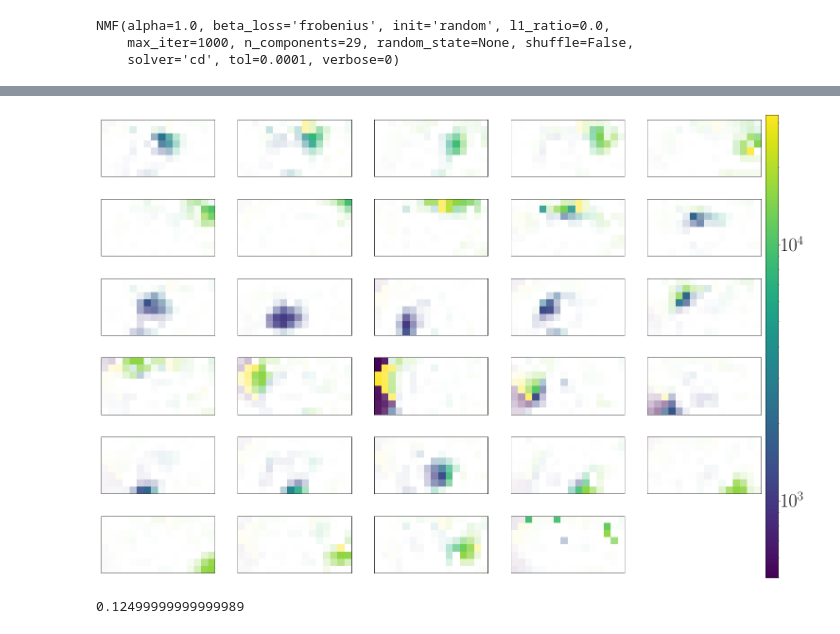
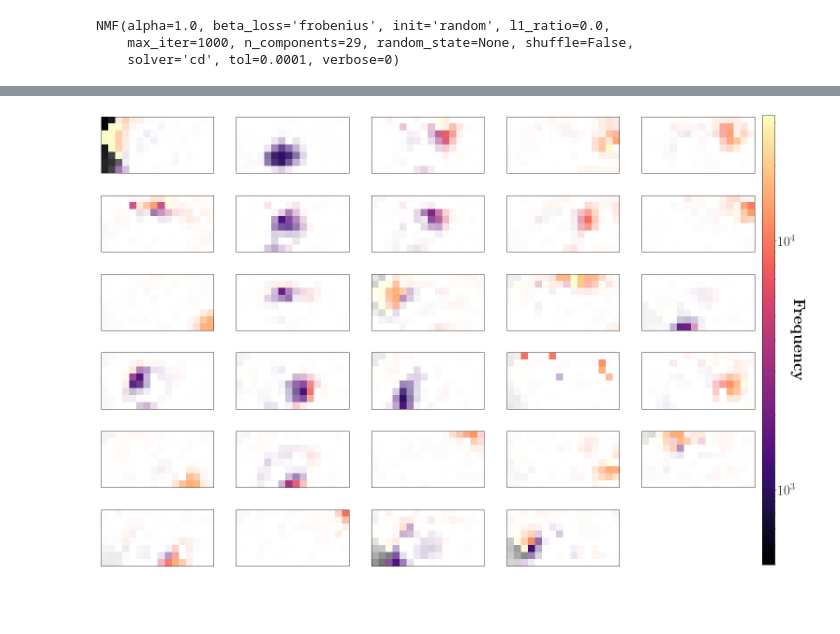
Before and after one commit to BouchardLab/neuroinference, a Jupyter notebook: notebooks/dimensionality_reduction/nmf_analysis.ipynb, the cells around one changed output, grey strips where cells are left out. Saved outputs shown, nothing was run; the diff lists cells and outputs as text; code cells hidden in the pictures; blank space fills up the shorter version.

Commit message:
nmf analysis - plotting uoi nmf w/kmeans, plotting functions

```diff
--- a/notebooks/dimensionality_reduction/nmf_analysis.ipynb
+++ b/notebooks/dimensionality_reduction/nmf_analysis.ipynb
@@ -70,0 +109,2 @@ NMF(alpha=1.0, beta_loss='frobenius', init='random', l1_ratio=0.0,
+# %%
+uoi.fit(Y)
@@ -71,35 +124,44 @@ NMF(alpha=1.0, beta_loss='frobenius', init='random', l1_ratio=0.0,
+# %%
+ordering1, ordering2 = match_bases(nmf.components_, uoi.components_)
+ordering1 = ordering1.astype('int')
+ordering2 = ordering2.astype('int')
 # %%
-tuning_results = h5py.File('/Users/psachdeva/fits/uoineuro/tuning/ecog/ecog_tuning.h5', 'r')
+tuning_path = os.path.join(os.environ['HOME'],
+                           'fits/uoineuro/tuning/ecog/ecog_tuning.h5')
+tuning_results = h5py.File(tuning_path, 'r')
 # %%
 tuning_coefs = np.median(tuning_results['uoi_lasso_bic/tuning_coefs'], axis=0)
-pref_frequencies = calculate_best_frequencies_ecog(tuning_coefs, ecog, return_grid=True, omit_idxs=dead_electrodes)
+pref_frequencies = calculate_best_frequencies_ecog(tuning_coefs, ecog,
+                                                   return_grid=True,
+                                                   omit_idxs=dead_electrodes)
 # %%
 fig, axes = plot_ecog_bases(nmf.components_, ecog,
                             pref_freqs=pref_frequencies,
-                            cmap='viridis',
+                            cmap='magma',
+                            ordering=ordering1,
                             n_cols=5)
 axes[-1, -1].axis('off')
 
 # create colorbar
 fig_invert = fig.transFigure.inverted()
 ax_bottom_right_x, ax_bottom_right_y = \
     fig_invert.transform(axes[-1, -1].transAxes.transform([1.0, 0.]))
 ax_top_right_x, ax_top_right_y = \
     fig_invert.transform(axes[0, -1].transAxes.transform([1.0, 1.0]))
-cax = fig.add_axes([ax_bottom_right_x + 0.005,
-                    ax_bottom_right_y,
+cax = fig.add_axes([ax_bottom_right_x + 0.009,
+                    ax_bottom_right_y + 0.01,
                     0.015,
-                    ax_top_right_y - ax_bottom_right_y])
+                    ax_top_right_y - ax_bottom_right_y - 0.015])
 cb = fig.colorbar(matplotlib.cm.ScalarMappable(norm=matplotlib.colors.LogNorm(vmin=ecog.freq_set[0],
                                                                               vmax=ecog.freq_set[-1]),
-                                                                              cmap='viridis'),
+                                                                              cmap='magma'),
                   cax=cax)
-cb.ax.tick_params(labelsize=40)
-
+cb.ax.tick_params(labelsize=30)
+cb.set_label(r'\textbf{Frequency}',
+             fontsize=35,
+             rotation=270,
+             labelpad=20)
+plt.savefig('nmf_bcv_best_fit.pdf', bbox_inches='tight')
 plt.show()
 # %% [output]
-[figure, old version]
+[figure, new version]
-# %%
-ax_bottom_right_y
-# %% [output]
-0.12499999999999989
```
Also changed, not shown: parts of 13 cells of this notebook, 1 other file.
